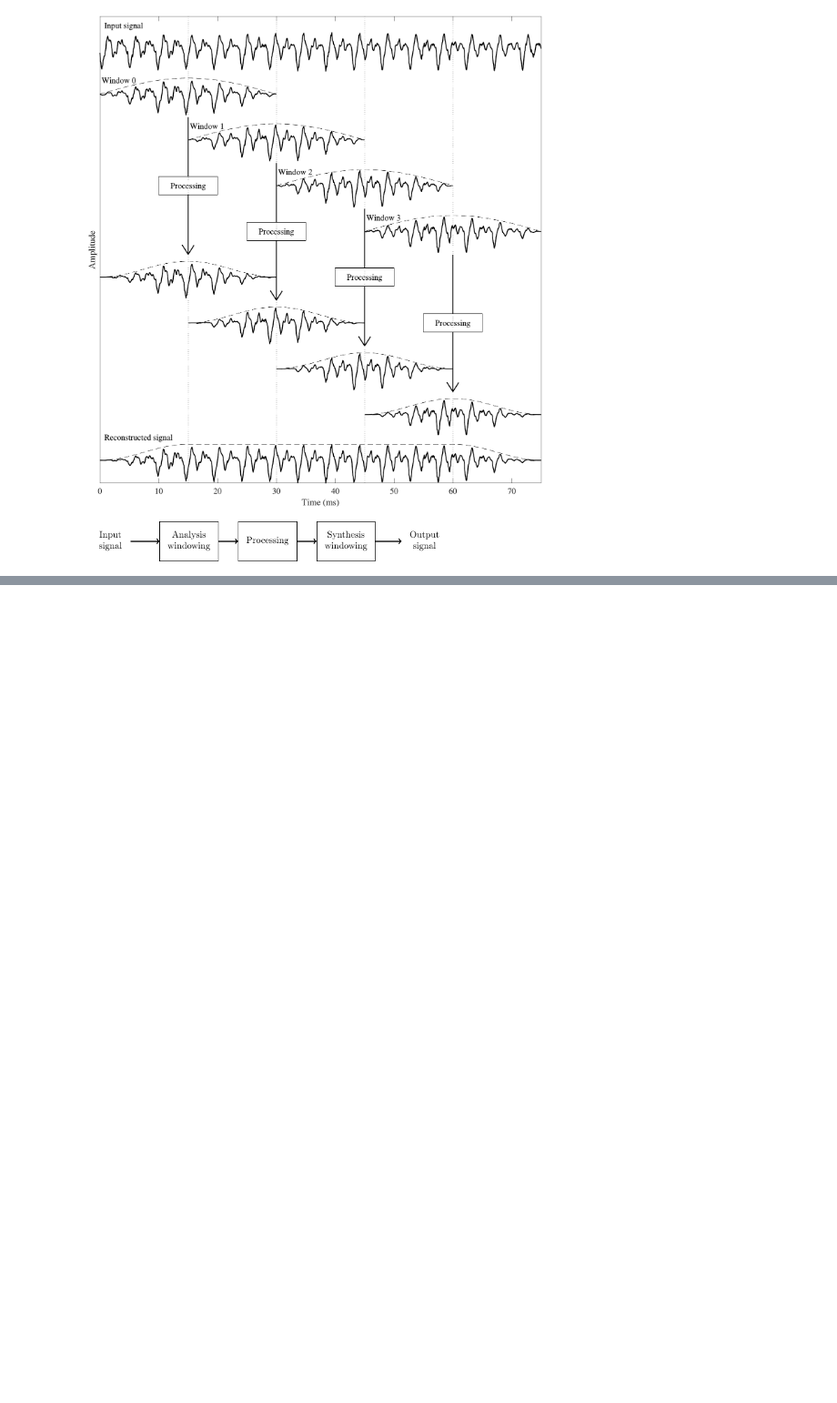
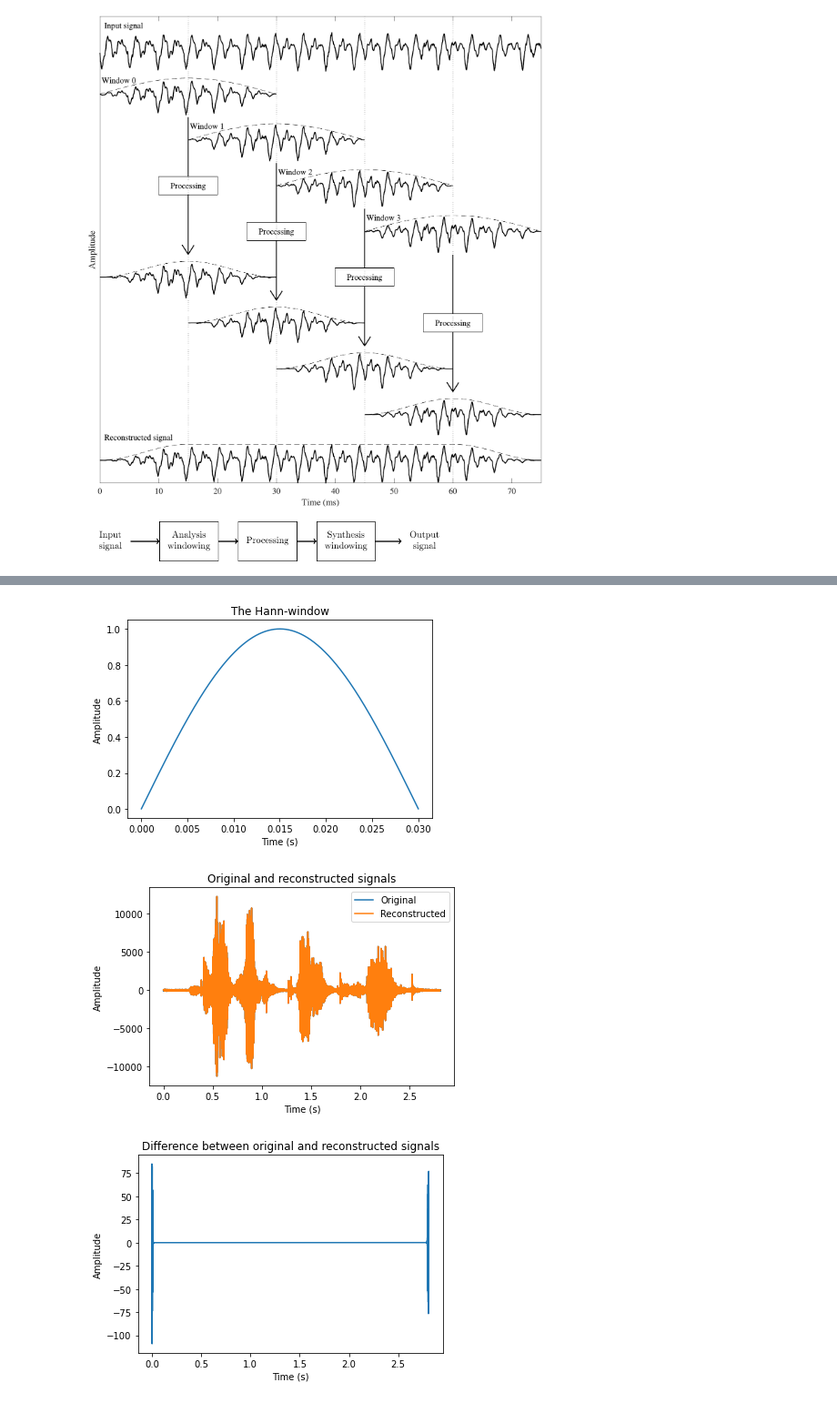
Before and after one commit to Speech-Interaction-Technology-Aalto-U/itsp, a Jupyter notebook: Representations/Windowing.ipynb, the cells around one changed output, grey strips where cells are left out. Shown at 91% size. Cells and saved outputs as stored; diff of their text form; code cells hidden in the pictures; blank space fills up the shorter version.

```diff
--- a/Representations/Windowing.ipynb
+++ b/Representations/Windowing.ipynb
@@ -456,0 +426,57 @@ algorithm and windowing will never cause surprising side-effects.
+# %%
+import numpy as np
+import matplotlib.pyplot as plt
+
+# read from storage
+filename = 'sounds/test.wav'
+fs, data = wavfile.read(filename)
+data = np.float64(data)
+
+# window parameters in milliseconds
+window_length_ms = 30
+window_step_ms = window_length_ms/2
+
+window_step = int(np.round(fs*window_step_ms/1000))
+window_length = window_step*2
+window_count = int(np.floor((data.shape[0]-window_length)/window_step)+1)
+
+# windowing function
+windowing_fn = np.sin(np.pi*np.linspace(0.5,window_length-0.5,num=window_length)/window_length) # half-sine window
+
+n = np.linspace(0.5,window_length-0.5,num=window_length)
+
+plt.plot(n/fs,windowing_fn)
+plt.title('The Hann-window')
+plt.xlabel('Time (s)')
+plt.ylabel('Amplitude')
+plt.show()
+
+# Extract windows
+window_matrix = np.zeros([window_length,window_count],dtype=np.float64)
+for window_ix in range(window_count):
+    window_matrix[:,window_ix] = np.multiply(windowing_fn,data[window_ix*window_step+np.arange(window_length)])
+
+
+# Reconstruct
+data_reconstructed = np.zeros_like(data)
+for window_ix in range(window_count):
+    data_reconstructed[window_ix*window_step + np.arange(window_length)] += window_matrix[:,window_ix]*windowing_fn
+
+
+t = np.arange(0,np.float64(data.shape[0])/fs,1./fs)
+plt.plot(t,data,label='Original')
+plt.plot(t,data_reconstructed,label='Reconstructed')
+plt.xlabel('Time (s)')
+plt.ylabel('Amplitude')
+plt.legend()
+plt.title('Original and reconstructed signals')
+plt.show()
+plt.plot(t,data-data_reconstructed)
+plt.xlabel('Time (s)')
+plt.ylabel('Amplitude')
+plt.title('Difference between original and reconstructed signals')
+plt.show()
+# %% [output]
+[figure, added]
+[figure, added]
+[figure, added]
```
Also changed, not shown: parts of 6 cells of this notebook, 6 other files.
